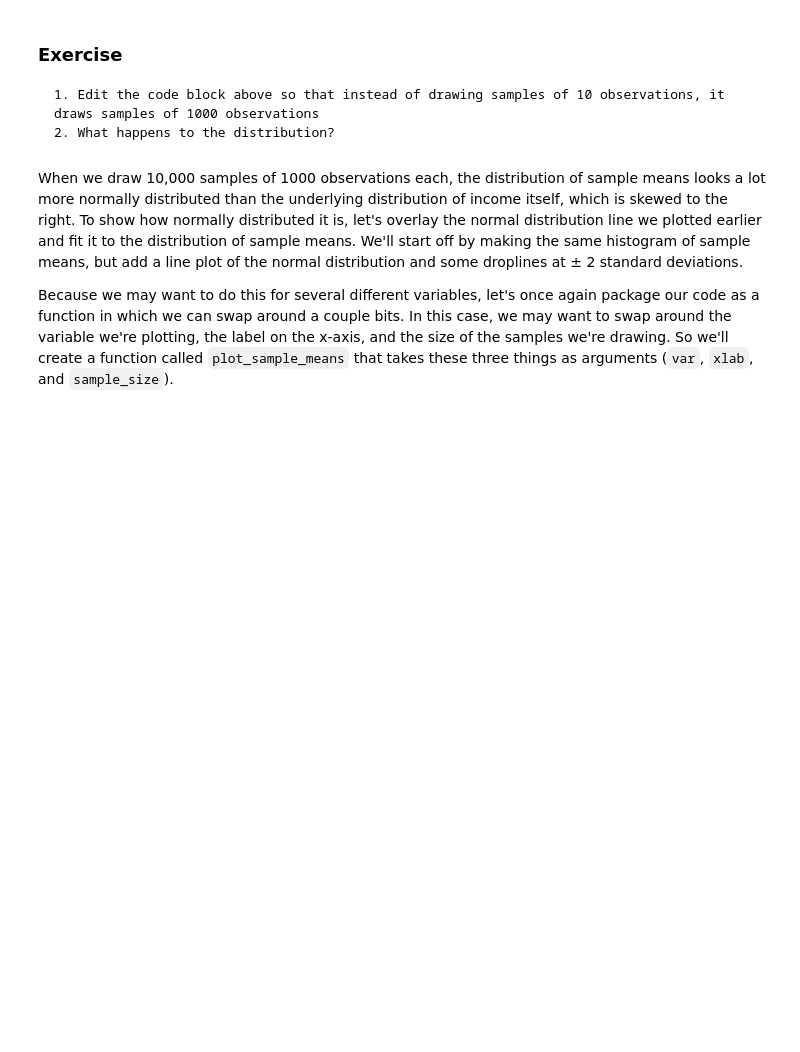
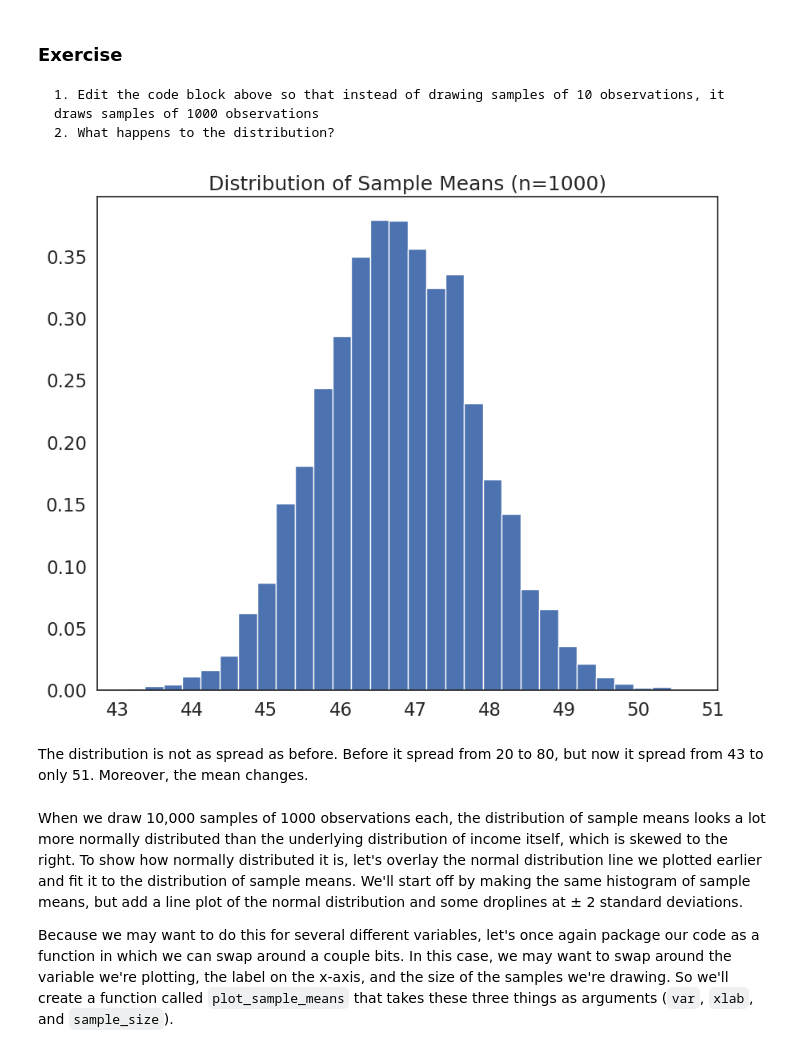
Before and after one commit to Prim-nirotrangsee/QM2, a Jupyter notebook: notebooks/W05. Distributions and Basic Statistics.ipynb, the cells around one changed output. Drawn from its saved outputs; the diff is of its cells as text; code cells hidden in the pictures; blank space fills up the shorter version.

```diff
--- a/notebooks/W05. Distributions and Basic Statistics.ipynb
+++ b/notebooks/W05. Distributions and Basic Statistics.ipynb
@@ -384,6 +449,22 @@ plt.show()
 
     1. Edit the code block above so that instead of drawing samples of 10 observations, it draws samples of 1000 observations
     2. What happens to the distribution?
+# %%
+sample_means = []
+
+sample_size = 1000
+for i in range(0, 10000):
+    sample = df['income'].sample(sample_size, replace=True)
+    sample_mean = sample.mean()
+    sample_means.append(sample_mean)
+
+plt.hist(sample_means, bins=30, edgecolor='white', density=True)
+plt.title('Distribution of Sample Means (n={})'.format(sample_size))
+plt.show()
+# %% [output]
+[figure, added]
+# %% [markdown]
+The distribution is not as spread as before. Before it spread from 20 to 80, but now it spread from 43 to only 51. Moreover, the mean changes.
 # %% [markdown]
 When we draw 10,000 samples of 1000 observations each, the distribution of sample means looks a lot more normally distributed than the underlying distribution of income itself, which is skewed to the right. To show how normally distributed it is, let's overlay the normal distribution line we plotted earlier and fit it to the distribution of sample means. We'll start off by making the same histogram of sample means, but add a line plot of the normal distribution and some droplines at ± 2 standard deviations.
 
```
Also changed, not shown: parts of 21 cells of this notebook.
